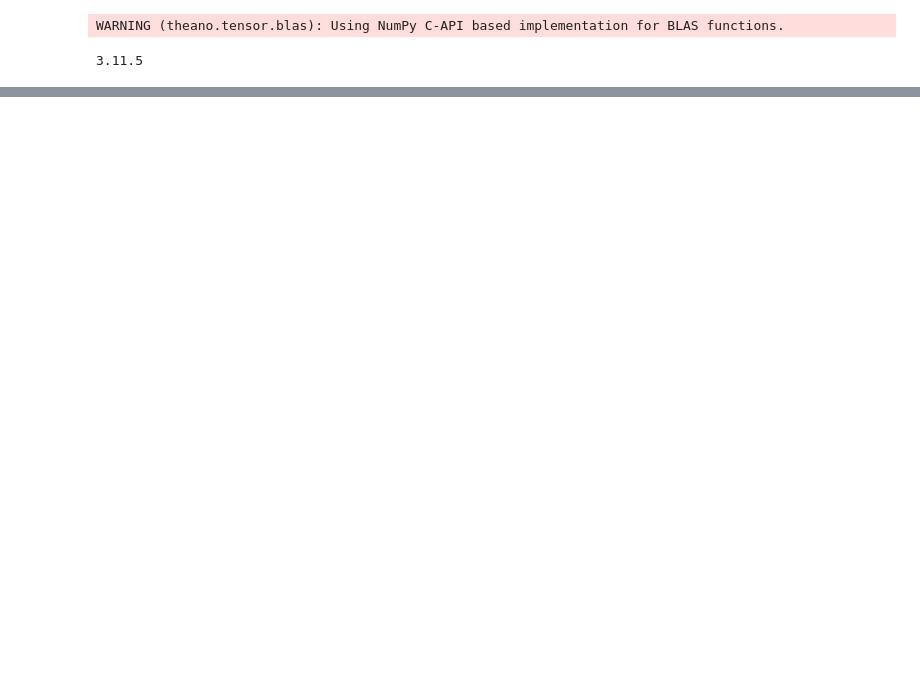
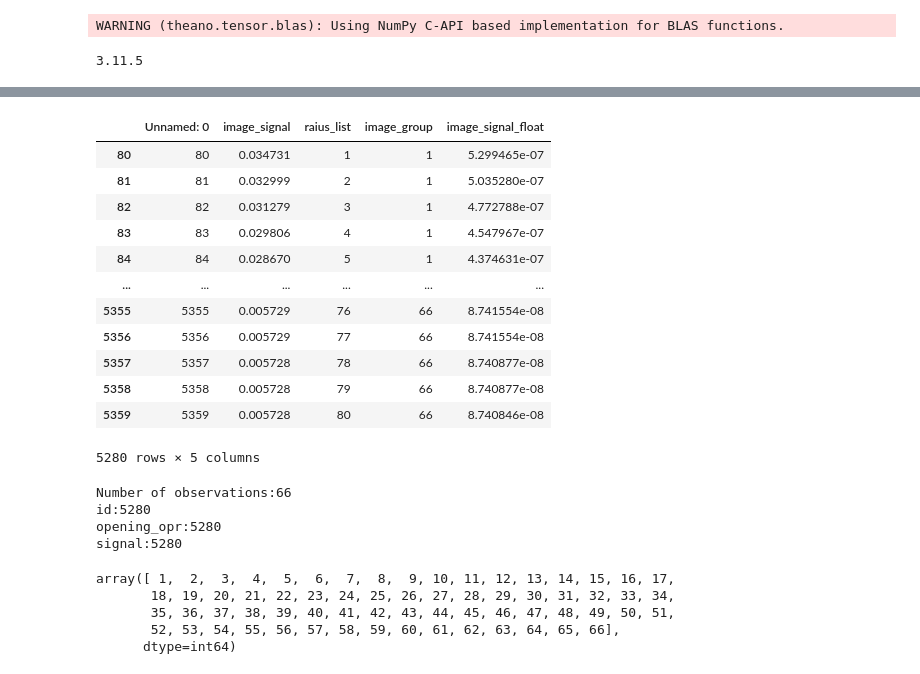
Before and after one commit to gkanfer/cellpose_aips, a Jupyter notebook: notebooks/Image_mix_model_gaussian_process.ipynb, the cells around one changed output, grey strips where cells are left out. Cells and saved outputs as stored; diff of their text form; code cells hidden in the pictures; blank space fills up the shorter version.

```diff
--- a/notebooks/Image_mix_model_gaussian_process.ipynb
+++ b/notebooks/Image_mix_model_gaussian_process.ipynb
@@ -115 +107,18 @@ table_img
+# %%
+# PLot observation - Image signal as function of time
+# Random color function
+def get_cmap(n, name='hsv'):
+    '''Returns a function that maps each index in 0, 1, ..., n-1 to a distinct
+    RGB color; the keyword argument name must be a standard mpl colormap name.'''
+    return plt.cm.get_cmap(name, n)
+
+un_names = np.unique(table_img['image_group'])
+cmap = get_cmap(len(un_names))
+fig = plt.figure()
+x = np.linspace(1,80,80,dtype='int').tolist()
+ax = fig.add_subplot(1, 1, 1)
+for i,un_name in enumerate(un_names):
+    teble_temp = table_img.loc[lambda x: (x['image_group'] == un_name),:]
+    y = teble_temp.image_signal.tolist()
+    ax.plot(x, y, color=cmap(i))
 # %%
@@ -175,0 +483,35 @@ with simple_model_decay_:
+# %%
+table_img =  table_img.loc[lambda x: (x['image_group'] != 0),:]
+table_img
+# %% [output]
+|  | Unnamed: 0 | image_signal | raius_list | image_group | image_signal_float |
+| 80 | 80 | 0.034731 | 1 | 1 | 5.299465e-07 |
+| 81 | 81 | 0.032999 | 2 | 1 | 5.035280e-07 |
+| 82 | 82 | 0.031279 | 3 | 1 | 4.772788e-07 |
+| 83 | 83 | 0.029806 | 4 | 1 | 4.547967e-07 |
+| 84 | 84 | 0.028670 | 5 | 1 | 4.374631e-07 |
+| ... | ... | ... | ... | ... | ... |
+| 5355 | 5355 | 0.005729 | 76 | 66 | 8.741554e-08 |
+| 5356 | 5356 | 0.005729 | 77 | 66 | 8.741554e-08 |
+| 5357 | 5357 | 0.005728 | 78 | 66 | 8.740877e-08 |
+| 5358 | 5358 | 0.005728 | 79 | 66 | 8.740877e-08 |
+| 5359 | 5359 | 0.005728 | 80 | 66 | 8.740846e-08 |
+5280 rows × 5 columns
+# %%
+aa = np.array(table_img['image_group'])
+_, idx__ = np.unique(aa, return_index=True)
+id__ = np.array(np.repeat(aa[np.sort(idx__)],80))
+opening_opr__ = np.array(table_img.raius_list.values) # 55*20
+opening_opr__ = opening_opr__ + 1
+signal__ = np.array(table_img.image_signal.values) # 55*20
+id_paramaters__ = len(idx__)
+
+print('Number of observations:{}'.format(id_paramaters__))
+print('id:{}'.format(len(id__)))
+print('opening_opr:{}'.format(len(opening_opr__)))
+print('signal:{}'.format(len(signal__)))
+# %% [output]
+Number of observations:66
+id:5280
+opening_opr:5280
+signal:5280
@@ -175,0 +532,8 @@ with simple_model_decay_:
+# %%
+np.unique(id__)
+# %% [output]
+array([ 1,  2,  3,  4,  5,  6,  7,  8,  9, 10, 11, 12, 13, 14, 15, 16, 17,
+       18, 19, 20, 21, 22, 23, 24, 25, 26, 27, 28, 29, 30, 31, 32, 33, 34,
+       35, 36, 37, 38, 39, 40, 41, 42, 43, 44, 45, 46, 47, 48, 49, 50, 51,
+       52, 53, 54, 55, 56, 57, 58, 59, 60, 61, 62, 63, 64, 65, 66],
+      dtype=int64)
```
Also changed, not shown: parts of 50 cells of this notebook, 3 other files.
